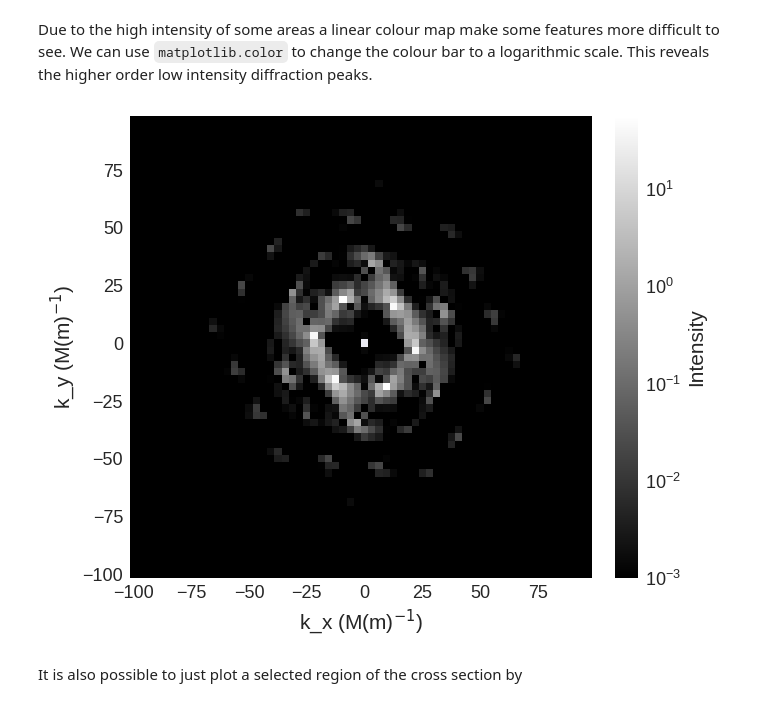
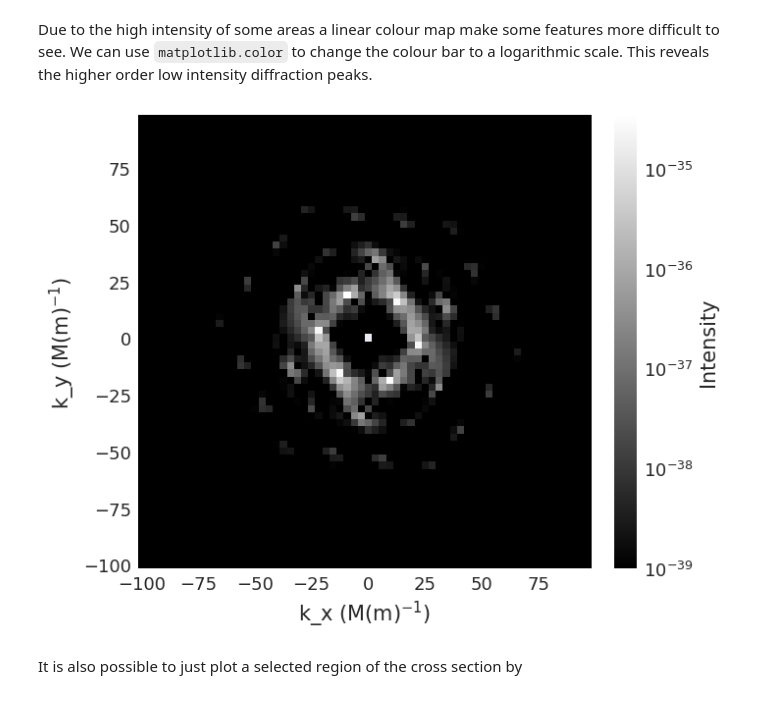
Before and after one commit to ubermag/mag2exp, a Jupyter notebook: docs/SANS.ipynb, the cells around one changed output. Saved outputs shown, nothing was run; the diff lists cells and outputs as text; code cells hidden in the pictures.

```diff
--- a/docs/SANS.ipynb
+++ b/docs/SANS.ipynb
@@ -146,13 +148,13 @@ reveals the higher order low intensity diffraction peaks.
 # %%
 import matplotlib.colors as colors
 
 cross_section.sel(k_z=0).mpl.scalar(
     cmap="gray",
     colorbar_label=r"Intensity",
-    norm=colors.LogNorm(vmin=1e-3, vmax=cross_section.real.array.max()),
+    norm=colors.LogNorm(vmin=1e-39, vmax=cross_section.real.array.max()),
 )
 # %% [output]
-[figure, old version]
+[figure, new version]
 # %% [markdown]
 It is also possible to just plot a selected region of the cross section by
 # %%
```
Also changed, not shown: parts of 12 cells of this notebook.
